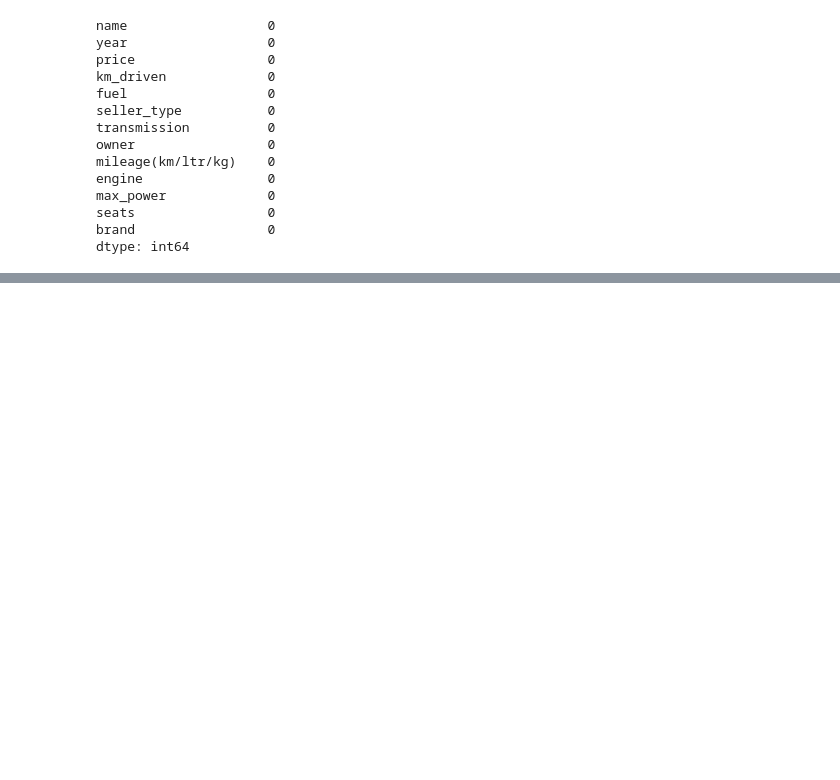
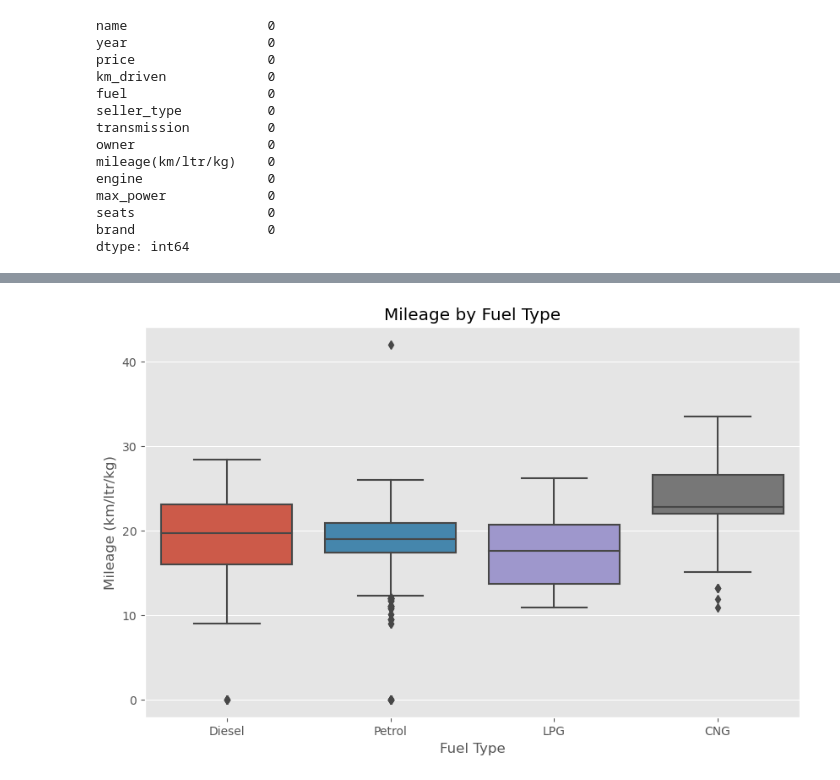
Before and after one commit to NANITH777/Car-Price-Prediction, a Jupyter notebook: car.ipynb, the cells around one changed output, grey strips where cells are left out. Saved outputs shown, nothing was run; the diff lists cells and outputs as text; code cells hidden in the pictures; blank space fills up the shorter version.

Commit message:
Visualizations 📊

```diff
--- a/car.ipynb
+++ b/car.ipynb
@@ -259,3 +260,12 @@ df.describe()
 | max | 2020.000000 | 1.000000e+07 | 2.360457e+06 | 42.000000 | 3604.00000 | 400.000000 | 14.000000 |
 # %%
 df.to_csv('cleaned_data.csv')
+# %%
+plt.figure(figsize=(10, 6))
+sns.boxplot(x='fuel', y='mileage(km/ltr/kg)', data=df)
+plt.title('Mileage by Fuel Type')
+plt.xlabel('Fuel Type')
+plt.ylabel('Mileage (km/ltr/kg)')
+plt.show()
+# %% [output]
+[figure, added]
```
Also changed, not shown: parts of 6 cells of this notebook.
